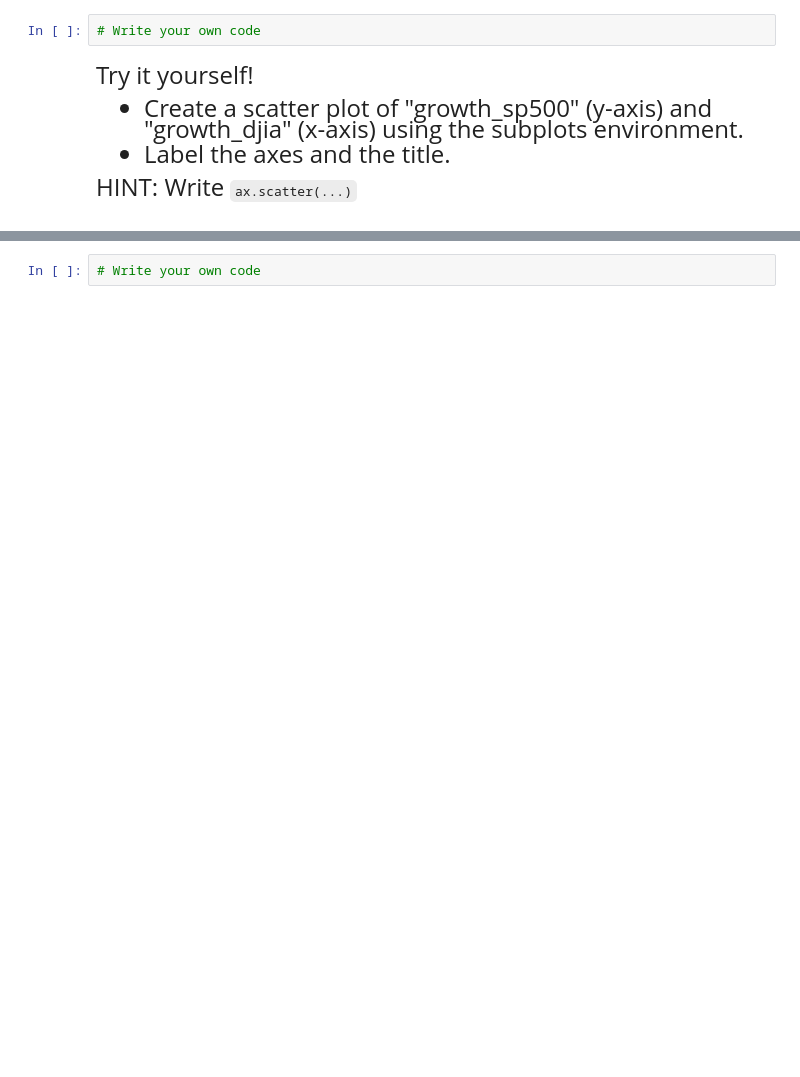
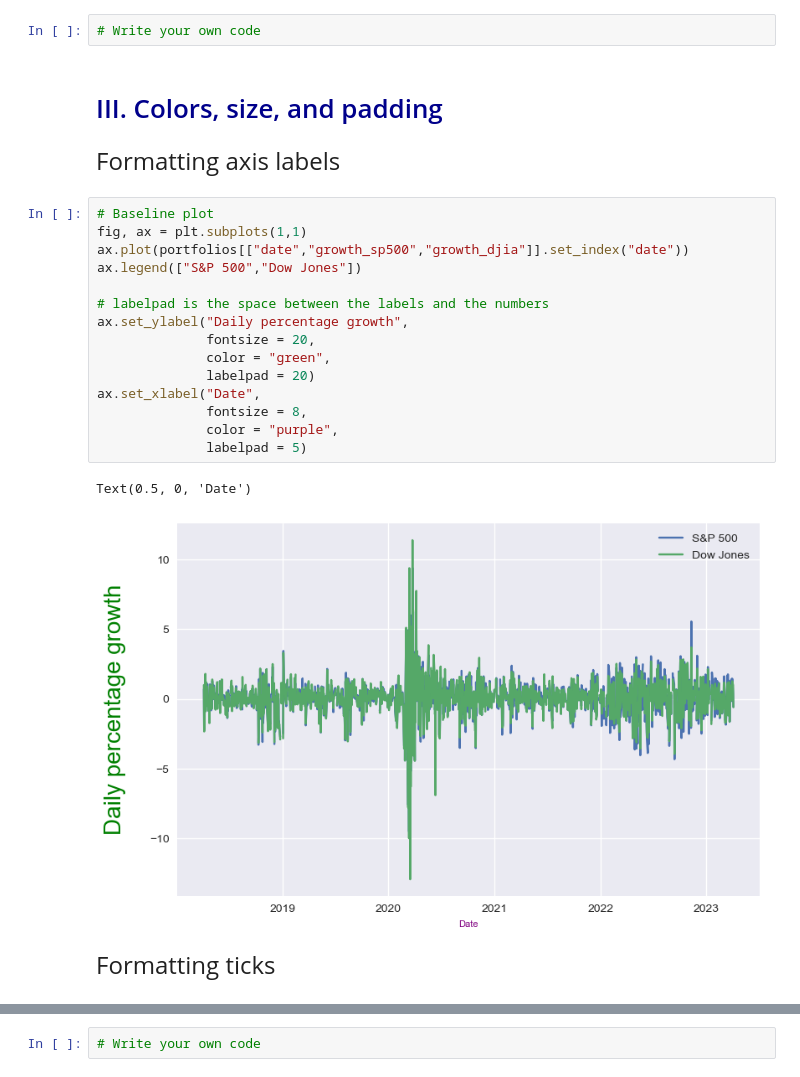
Before and after one commit to alejandrosanchezbecerra/qtm151spring2023, a Jupyter notebook: Lecture 25/Lecture 25.ipynb, the cells around one changed output, grey strips where cells are left out. Drawn from its saved outputs; the diff is of its cells as text; blank space fills up the shorter version.

````diff
--- a/Lecture 25/Lecture 25.ipynb
+++ b/Lecture 25/Lecture 25.ipynb
@@ -135,12 +127,30 @@
 # %%
 # Write your own code
-# %% [markdown]
-<font size = "5">
-
-Try it yourself!
-
-- Create a scatter plot of "growth_sp500" (y-axis) and <br>
-"growth_djia" (x-axis) using the subplots environment.
-- Label the axes and the title.
-
-HINT: Write ``` ax.scatter(...) ```
+# %% [markdown]
+# <span style="color:darkblue"> III. Colors, size, and padding  </span>
+# %% [markdown]
+<font size = "5">
+
+Formatting axis labels
+# %%
+# Baseline plot
+fig, ax = plt.subplots(1,1)
+ax.plot(portfolios[["date","growth_sp500","growth_djia"]].set_index("date"))
+ax.legend(["S&P 500","Dow Jones"])
+
+# labelpad is the space between the labels and the numbers
+ax.set_ylabel("Daily percentage growth",
+              fontsize = 20,
+              color = "green",
+              labelpad = 20)
+ax.set_xlabel("Date",
+              fontsize = 8,
+              color = "purple",
+              labelpad = 5)
+# %% [output]
+Text(0.5, 0, 'Date')
+[figure, added]
+# %% [markdown]
+<font size = "5">
+
+Formatting ticks
````
Also changed, not shown: parts of 20 cells of this notebook, 4 other files.
